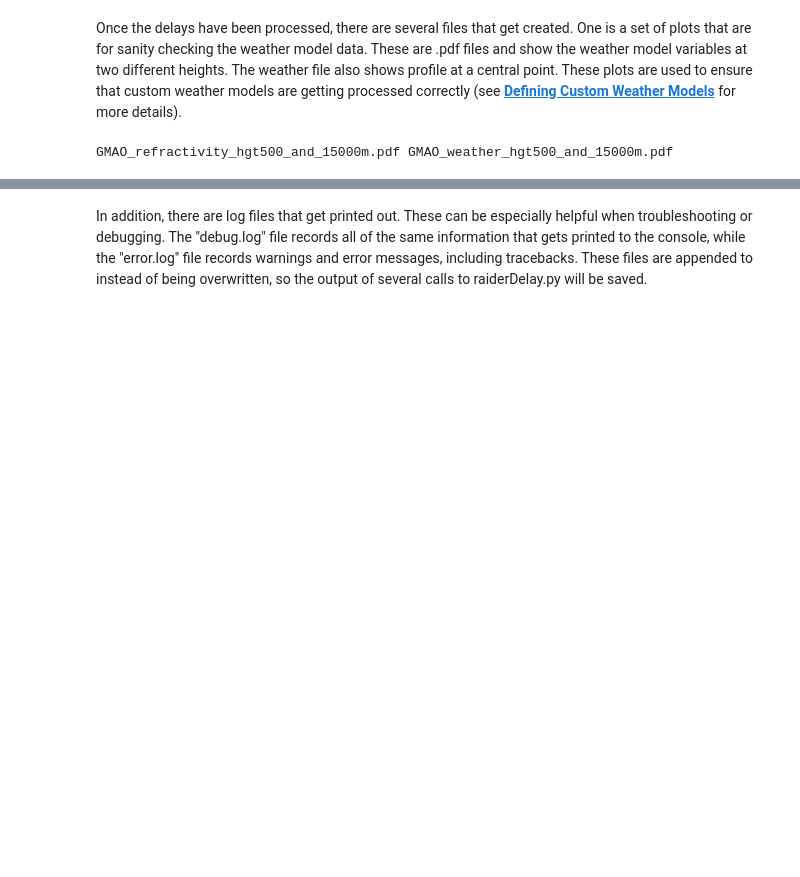
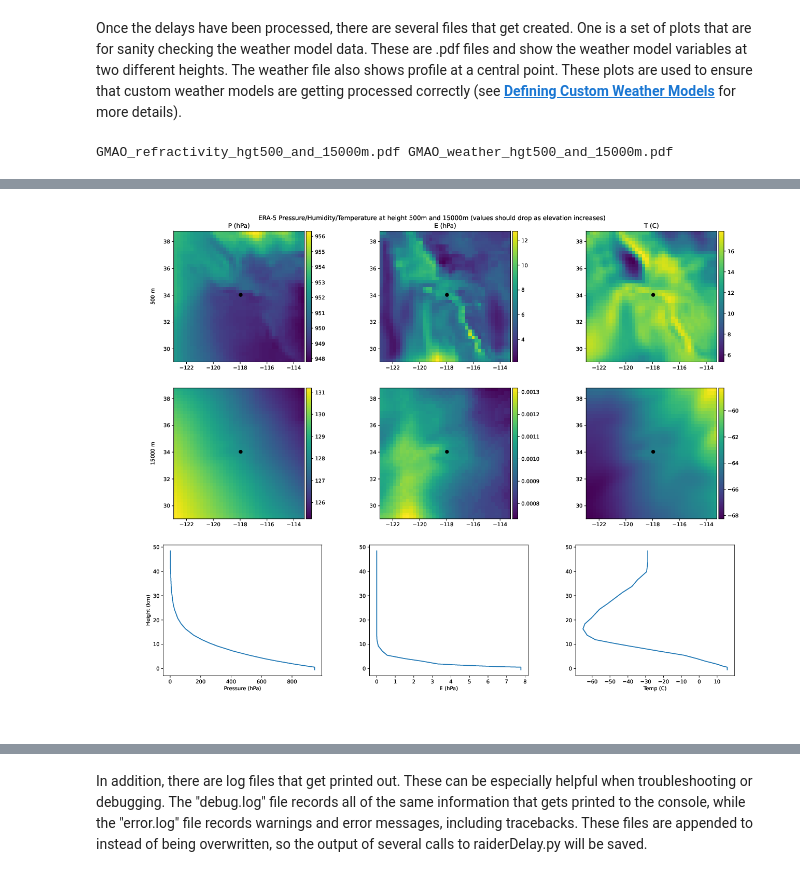
Before and after one commit to dbekaert/RAiDER-docs, a Jupyter notebook: notebooks/RAiDER_tutorial/RAiDER_tutorial.ipynb, the cells around one changed output, grey strips where cells are left out. Drawn from its saved outputs; the diff is of its cells as text; code cells hidden in the pictures; blank space fills up the shorter version.

Commit message:
bugfix in filename

```diff
--- a/notebooks/RAiDER_tutorial/RAiDER_tutorial.ipynb
+++ b/notebooks/RAiDER_tutorial/RAiDER_tutorial.ipynb
@@ -409,0 +410,4 @@ WImage(filename='GMAO_weather_hgt500_and_15000m.pdf')
+# %%
+WImage(filename='ERA-5_weather_hgt500_and_15000m.pdf')
+# %% [output]
+[figure, added]
```
Also changed, not shown: parts of 3 cells of this notebook.
